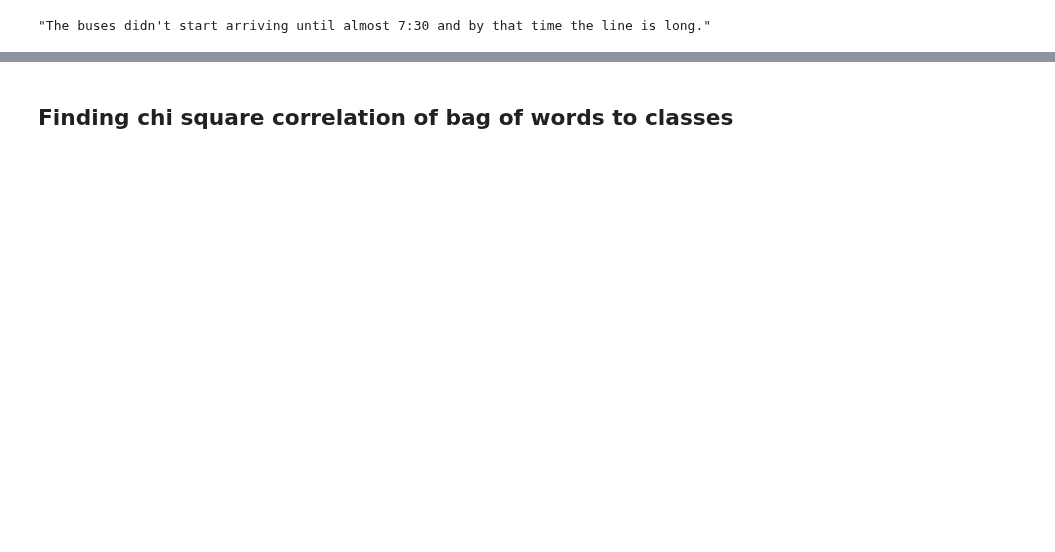
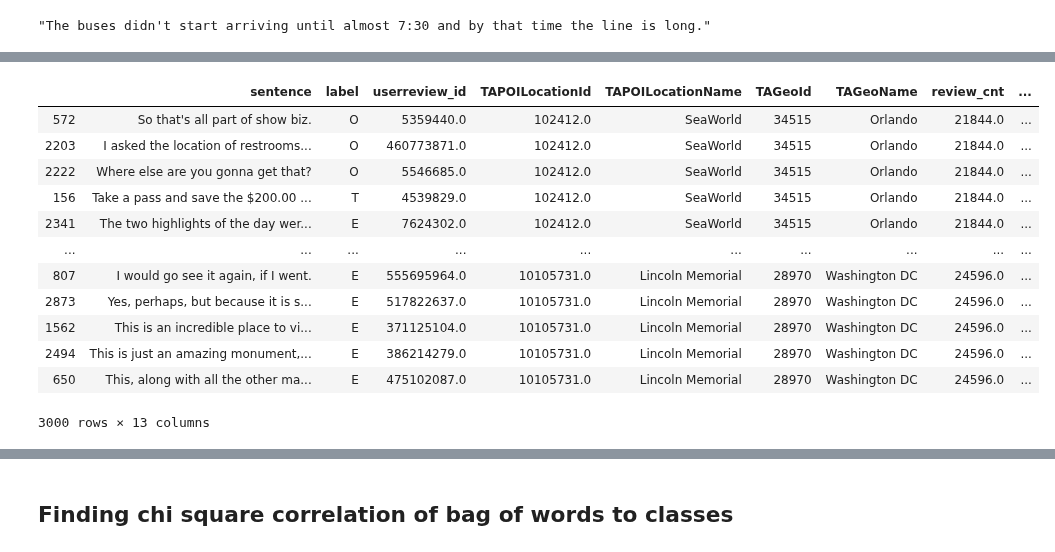
Before and after one commit to JohnHoos/tripadvisor-capstone, a Jupyter notebook: naive-supervised.ipynb, the cells around one changed output, grey strips where cells are left out. Drawn from its saved outputs; the diff is of its cells as text; code cells hidden in the pictures; blank space fills up the shorter version.

```diff
--- a/naive-supervised.ipynb
+++ b/naive-supervised.ipynb
@@ -90,0 +292,3 @@ plt.show()
+# %%
+df = pd.read_csv('labelled.csv')
+df.head()
@@ -90,0 +311,4 @@ plt.show()
+# %%
+df_reviews = df[~df['TAPOILocationId'].isnull()]
+print (len(df))
+print (len(df_reviews))
@@ -90,0 +318,5 @@ plt.show()
+# %%
+df_reviews = df_reviews.sort_values(by='TAPOILocationId')
+# %%
+y_pred = best_model.predict_proba(count_vect.transform(df_reviews['sentence']))
+y_pred
@@ -90,0 +331,17 @@ plt.show()
+# %%
+df_reviews['probability'] = list(y_pred)
+df_reviews
+# %% [output]
+|  | sentence | label | userreview_id | TAPOILocationId | TAPOILocationName | TAGeoId | TAGeoName | review_cnt | ... |
+| 572 | So that's all part of show biz. | O | 5359440.0 | 102412.0 | SeaWorld | 34515 | Orlando | 21844.0 | ... |
+| 2203 | I asked the location of restrooms... | O | 460773871.0 | 102412.0 | SeaWorld | 34515 | Orlando | 21844.0 | ... |
+| 2222 | Where else are you gonna get that? | O | 5546685.0 | 102412.0 | SeaWorld | 34515 | Orlando | 21844.0 | ... |
+| 156 | Take a pass and save the $200.00 ... | T | 4539829.0 | 102412.0 | SeaWorld | 34515 | Orlando | 21844.0 | ... |
+| 2341 | The two highlights of the day wer... | E | 7624302.0 | 102412.0 | SeaWorld | 34515 | Orlando | 21844.0 | ... |
+| ... | ... | ... | ... | ... | ... | ... | ... | ... | ... |
+| 807 | I would go see it again, if I went. | E | 555695964.0 | 10105731.0 | Lincoln Memorial | 28970 | Washington DC | 24596.0 | ... |
+| 2873 | Yes, perhaps, but because it is s... | E | 517822637.0 | 10105731.0 | Lincoln Memorial | 28970 | Washington DC | 24596.0 | ... |
+| 1562 | This is an incredible place to vi... | E | 371125104.0 | 10105731.0 | Lincoln Memorial | 28970 | Washington DC | 24596.0 | ... |
+| 2494 | This is just an amazing monument,... | E | 386214279.0 | 10105731.0 | Lincoln Memorial | 28970 | Washington DC | 24596.0 | ... |
+| 650 | This, along with all the other ma... | E | 475102087.0 | 10105731.0 | Lincoln Memorial | 28970 | Washington DC | 24596.0 | ... |
+3000 rows × 13 columns
```
Also changed, not shown: parts of 39 cells of this notebook, 1 other file.
